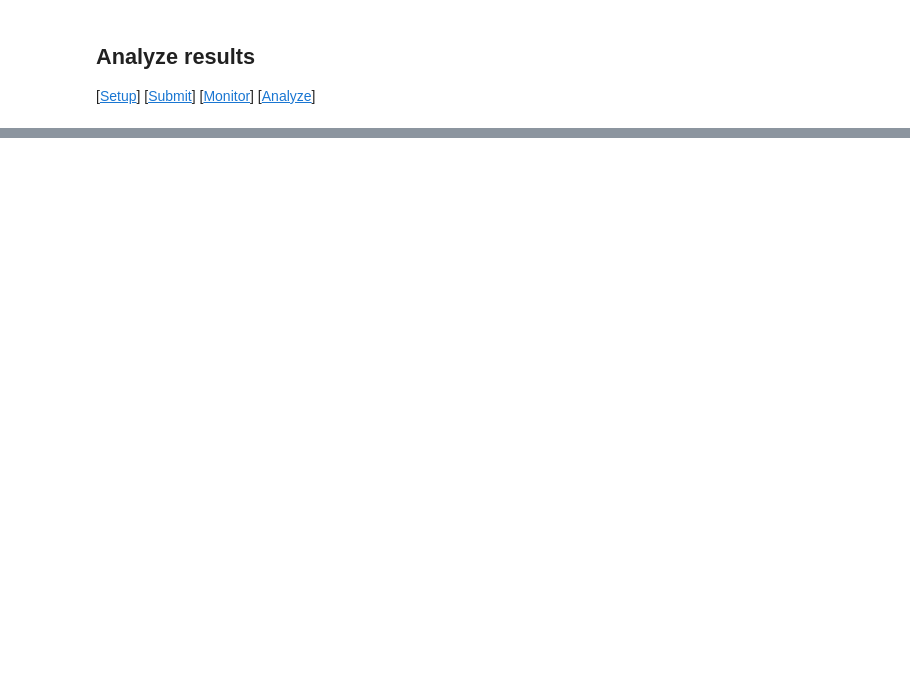
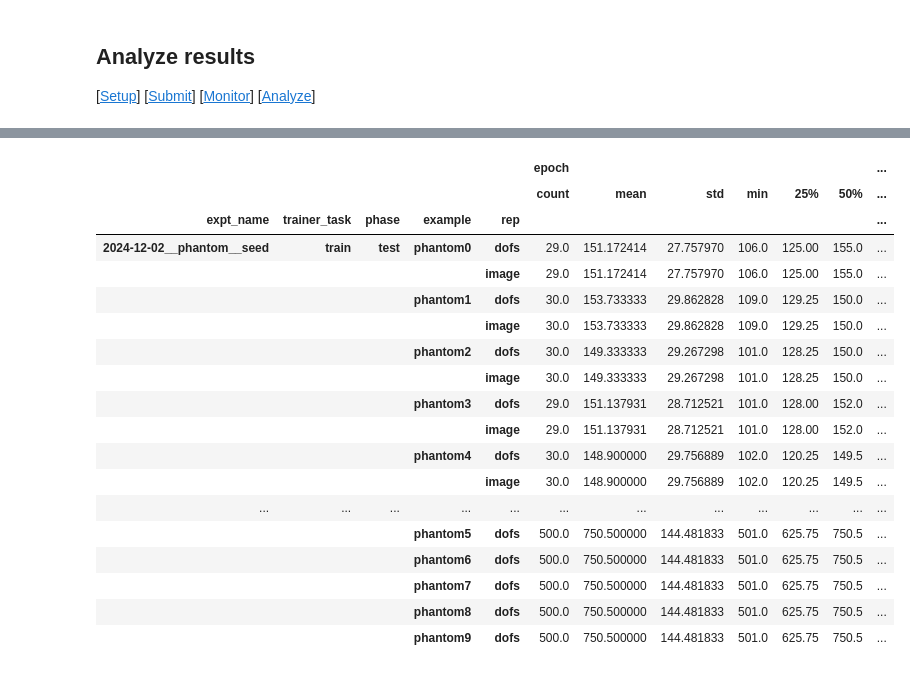
Before and after one commit to mattragoza/lung-project, a Jupyter notebook: notebooks/phantom-lung-experiment.ipynb, the cells around one changed output, grey strips where cells are left out. Saved outputs shown, nothing was run; the diff lists cells and outputs as text; code cells hidden in the pictures; blank space fills up the shorter version.

```diff
--- a/notebooks/phantom-lung-experiment.ipynb
+++ b/notebooks/phantom-lung-experiment.ipynb
@@ -301,0 +980,4 @@ m[(m.phase == 'test') & (m.epoch > 190) & (m.conv_channels > 8)].groupby(['dummy
+# %%
+import pandas as pd
+metrics = pd.DataFrame(columns=['model', 'sample', 'error', 'CTE']).set_index(['model', 'sample'])
+metrics
@@ -301,0 +1055,13 @@ m[(m.phase == 'test') & (m.epoch > 190) & (m.conv_channels > 8)].groupby(['dummy
+# %%
+all_metrics = []
+for i in range(3):
+    expt_name = expt_names[i]
+    jobs = pd.read_csv(f'{expt_name}.jobs', index_col=0)
+    metrics = ps.metrics(jobs, sep=',')
+    metrics['expt_name'] = expt_name
+    if expt_name == '2024-12-12__phantom__fit__coords':
+        metrics['input_anat'] = True # CORRECTION
+    all_metrics.append(metrics)
+
+metrics = pd.concat(all_metrics)
+metrics
@@ -301,0 +1082,8 @@ m[(m.phase == 'test') & (m.epoch > 190) & (m.conv_channels > 8)].groupby(['dummy
+# %%
+metrics = pd.concat(all_metrics)
+metrics['trainer_task'] = metrics['trainer_task'].fillna('train')
+metrics['num_epochs'] = metrics['num_epochs'].fillna(200)
+metrics['input_anat'] = metrics['input_anat'].fillna(True)
+metrics['input_coords'] = metrics['input_coords'].fillna(False)
+
+metrics.groupby(['expt_name', 'job_name'])[['epoch']].describe()
@@ -301,0 +1129,9 @@ m[(m.phase == 'test') & (m.epoch > 190) & (m.conv_channels > 8)].groupby(['dummy
+# %%
+m = metrics.copy()
+m = m[
+    ((m.trainer_task == 'train') & (m.bias_range == 0) & (m.dummy_targets == False)) |
+    ((m.trainer_task == 'fit') & (m.input_anat == False) & (m.output_func == 'softplus'))
+]
+m.groupby(
+    ['expt_name', 'trainer_task', 'bias_range', 'dummy_targets', 'input_anat', 'input_coords', 'output_func']
+)[['job_name']].nunique()
@@ -301,0 +1143,27 @@ m[(m.phase == 'test') & (m.epoch > 190) & (m.conv_channels > 8)].groupby(['dummy
+# %%
+test_set = {f'phantom{i}' for i in range(10)}
+
+m = m[
+    m.example.isin(test_set) & (m.epoch/m.num_epochs > 0.5)
+]
+m.groupby(['expt_name', 'trainer_task', 'phase', 'example', 'rep'])[['epoch']].describe()
+# %% [output]
+|  |  |  |  |  | epoch |  |  |  |  |  | ... |
+|  |  |  |  |  | count | mean | std | min | 25% | 50% | ... |
+| expt_name | trainer_task | phase | example | rep |  |  |  |  |  |  | ... |
+| 2024-12-02__phantom__seed | train | test | phantom0 | dofs | 29.0 | 151.172414 | 27.757970 | 106.0 | 125.00 | 155.0 | ... |
+|  |  |  |  | image | 29.0 | 151.172414 | 27.757970 | 106.0 | 125.00 | 155.0 | ... |
+|  |  |  | phantom1 | dofs | 30.0 | 153.733333 | 29.862828 | 109.0 | 129.25 | 150.0 | ... |
+|  |  |  |  | image | 30.0 | 153.733333 | 29.862828 | 109.0 | 129.25 | 150.0 | ... |
+|  |  |  | phantom2 | dofs | 30.0 | 149.333333 | 29.267298 | 101.0 | 128.25 | 150.0 | ... |
+|  |  |  |  | image | 30.0 | 149.333333 | 29.267298 | 101.0 | 128.25 | 150.0 | ... |
+|  |  |  | phantom3 | dofs | 29.0 | 151.137931 | 28.712521 | 101.0 | 128.00 | 152.0 | ... |
+|  |  |  |  | image | 29.0 | 151.137931 | 28.712521 | 101.0 | 128.00 | 152.0 | ... |
+|  |  |  | phantom4 | dofs | 30.0 | 148.900000 | 29.756889 | 102.0 | 120.25 | 149.5 | ... |
+|  |  |  |  | image | 30.0 | 148.900000 | 29.756889 | 102.0 | 120.25 | 149.5 | ... |
+| ... | ... | ... | ... | ... | ... | ... | ... | ... | ... | ... | ... |
+|  |  |  | phantom5 | dofs | 500.0 | 750.500000 | 144.481833 | 501.0 | 625.75 | 750.5 | ... |
+|  |  |  | phantom6 | dofs | 500.0 | 750.500000 | 144.481833 | 501.0 | 625.75 | 750.5 | ... |
+|  |  |  | phantom7 | dofs | 500.0 | 750.500000 | 144.481833 | 501.0 | 625.75 | 750.5 | ... |
+|  |  |  | phantom8 | dofs | 500.0 | 750.500000 | 144.481833 | 501.0 | 625.75 | 750.5 | ... |
+|  |  |  | phantom9 | dofs | 500.0 | 750.500000 | 144.481833 | 501.0 | 625.75 | 750.5 | ... |
```
Also changed, not shown: parts of 47 cells of this notebook, 13 other files.
